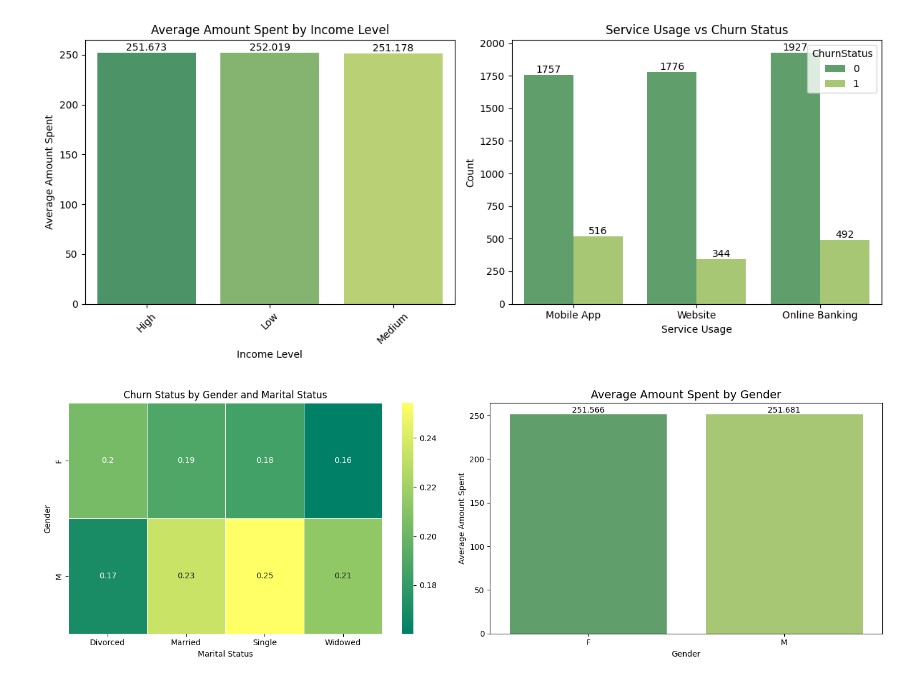
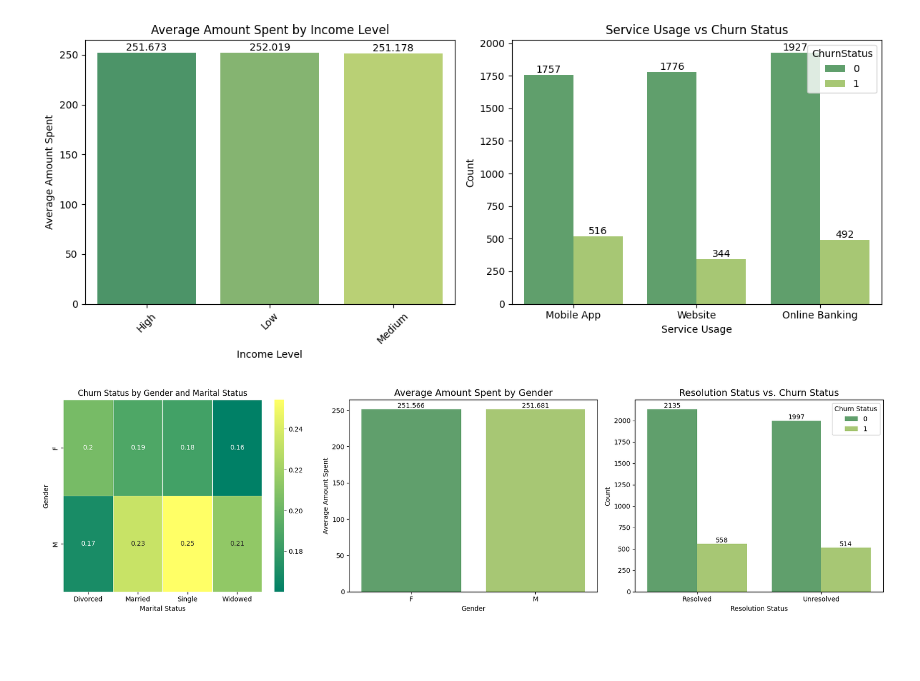
Before and after one commit to Akshay-Paunikar/Forage_Virtual_Internship_Program, a Jupyter notebook: LLYODS_BANKING_GROUP/01_Task_1_Data_gathering_and_exploratory_analysis/Task_1_Data_gathering_and_exploratory_analysis.ipynb, the cells around one changed output. Cells and saved outputs as stored; diff of their text form; code cells hidden in the pictures; blank space fills up the shorter version.

Commit message:
LLOYDS - Task 1 - EDA on merged dataset - Resolution Status vs. Churn Status

```diff
--- a/LLYODS_BANKING_GROUP/01_Task_1_Data_gathering_and_exploratory_analysis/Task_1_Data_gathering_and_exploratory_analysis.ipynb
+++ b/LLYODS_BANKING_GROUP/01_Task_1_Data_gathering_and_exploratory_analysis/Task_1_Data_gathering_and_exploratory_analysis.ipynb
@@ -1062,32 +1062,46 @@ plt.show()
 # %% [output]
 [figure]
 # %%
-plt.figure(figsize=(15, 5))
+plt.figure(figsize=(18, 5))
 
 # Heatmap: Gender, Marital Status, and Churn
 gender_marital_churn = final_df.groupby(['Gender', 'MaritalStatus'])['ChurnStatus'].mean().unstack()
 
-ax1 = plt.subplot2grid((1,2),(0,0))
+ax1 = plt.subplot2grid((1,3),(0,0))
 
 sns.heatmap(gender_marital_churn, annot=True, cmap='summer', linewidths=0.5, ax=ax1)
 plt.title('Churn Status by Gender and Marital Status')
 plt.xlabel('Marital Status')
 plt.ylabel('Gender')
 
 # Gender vs. Average Amount Spent
 
 gender_spent = final_df.groupby('Gender')['AmountSpent'].mean().reset_index()
 
-ax2 = plt.subplot2grid((1,2),(0,1))
+ax2 = plt.subplot2grid((1,3),(0,1))
 
 sns.barplot(x='Gender', y='AmountSpent', data=gender_spent, palette='summer', ax=ax2)
 for i in ax2.containers:
     plt.bar_label(i)
 plt.title('Average Amount Spent by Gender', fontsize=14)
 plt.xlabel('Gender')
 plt.ylabel('Average Amount Spent')
 
+# Resolution Status vs. Churn Status
+
+gender_spent = final_df.groupby('Gender')['AmountSpent'].mean().reset_index()
+
+ax3 = plt.subplot2grid((1,3),(0,2))
+
+sns.countplot(data=final_df, x='ResolutionStatus', hue='ChurnStatus', palette='summer', ax=ax3)
+for i in ax3.containers:
+    plt.bar_label(i)
+plt.title('Resolution Status vs. Churn Status', fontsize=14)
+plt.xlabel('Resolution Status')
+plt.ylabel('Count')
+plt.legend(title='Churn Status', loc='upper right')
+
 plt.tight_layout()
 plt.show()
 # %% [output]
-[figure, old version]
+[figure, new version]
```
